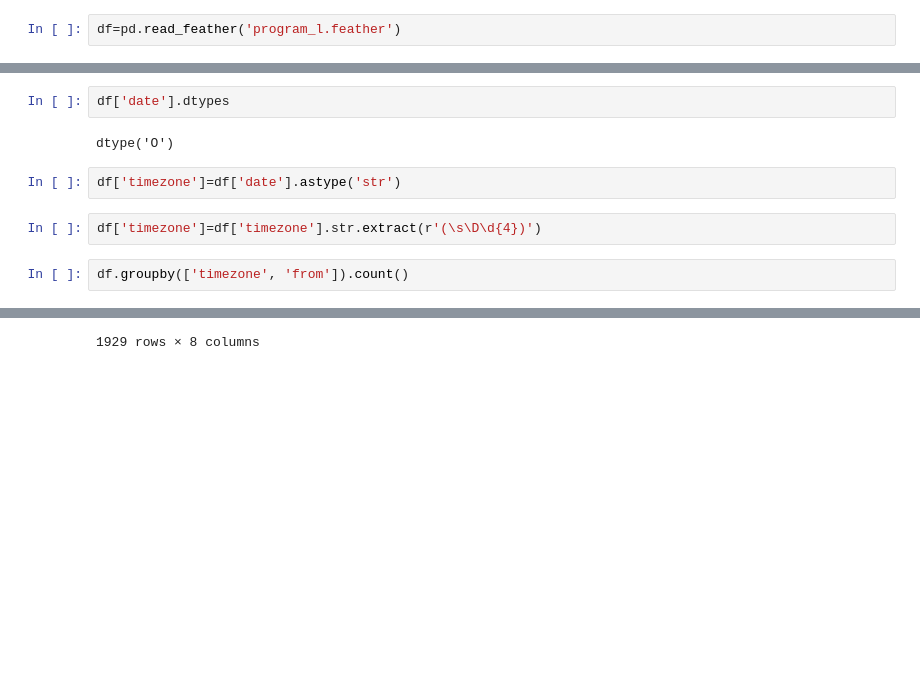
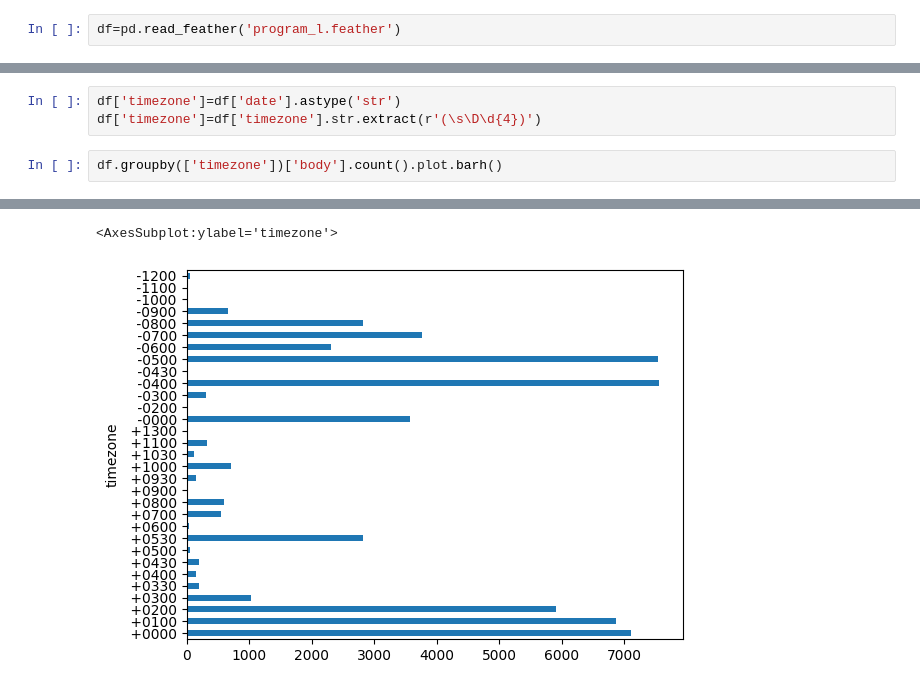
Before and after one commit to 91jpark19/freelist, a Jupyter notebook: program-l.ipynb, the cells around one changed output, grey strips where cells are left out. Saved outputs shown, nothing was run; the diff lists cells and outputs as text; blank space fills up the shorter version.

Commit message:
timezone analysis

```diff
--- a/program-l.ipynb
+++ b/program-l.ipynb
@@ -15,11 +15,6 @@ df.head(1)
-# %%
-df['date'].dtypes
-# %% [output]
-dtype('O')
 # %%
 df['timezone']=df['date'].astype('str')
+df['timezone']=df['timezone'].str.extract(r'(\s\D\d{4})')
-# %%
-df['timezone']=df['timezone'].str.extract(r'(\s\D\d{4})')
 # %%
-df.groupby(['timezone', 'from']).count()
+df.groupby(['timezone'])['body'].count().plot.barh()
 # %% [output]
@@ -39 +21,2 @@ df.groupby(['timezone', 'from']).count()
-1929 rows × 8 columns
+<AxesSubplot:ylabel='timezone'>
+[figure, added]
```
Also changed, not shown: parts of 7 cells of this notebook.
